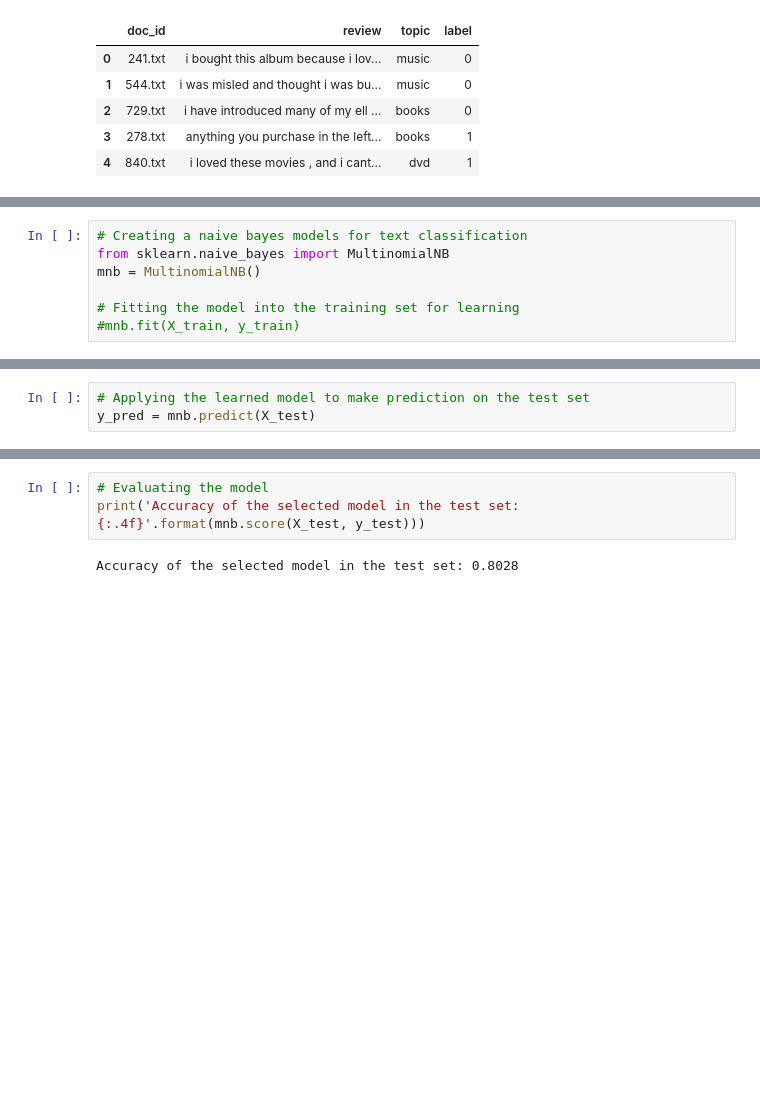
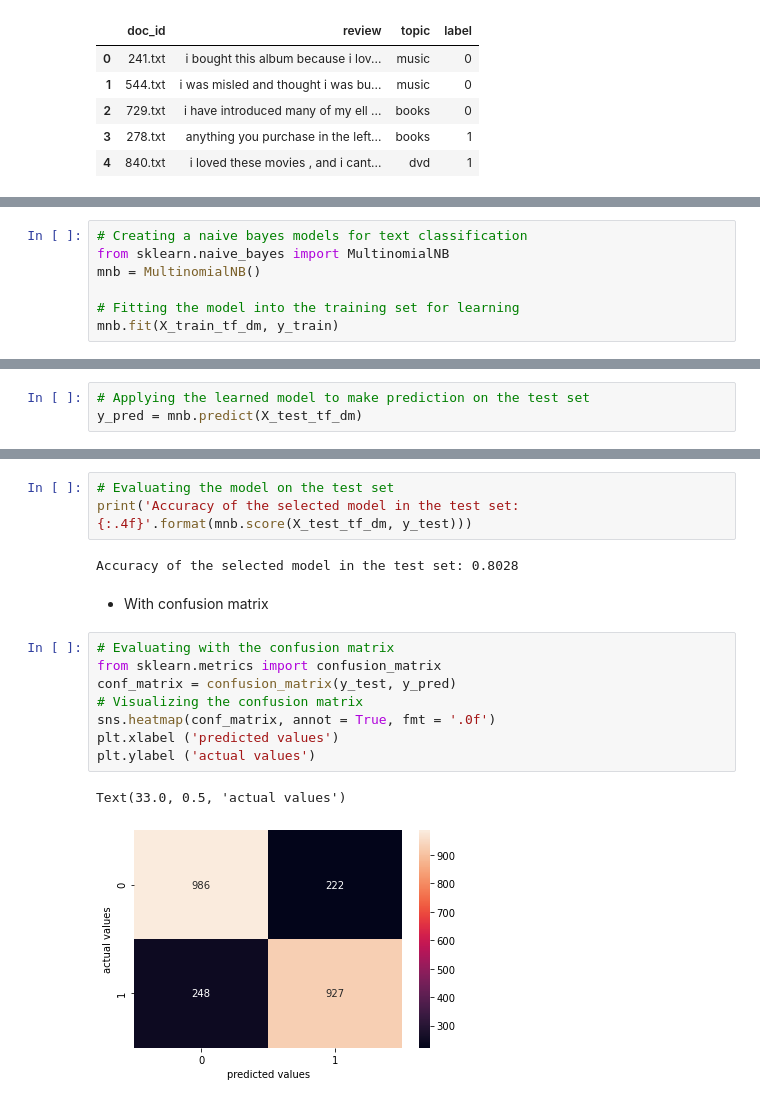
Before and after one commit to HuyenNguyenHelen/INFO-5505---Machine-learning, a Jupyter notebook: HuyenNguyen_Assignment_5.ipynb, the cells around one changed output, grey strips where cells are left out. Cells and saved outputs as stored; diff of their text form; blank space fills up the shorter version.

```diff
--- a/HuyenNguyen_Assignment_5.ipynb
+++ b/HuyenNguyen_Assignment_5.ipynb
@@ -154,4 +215,4 @@ from sklearn.naive_bayes import MultinomialNB
 mnb = MultinomialNB()
 
 # Fitting the model into the training set for learning
-#mnb.fit(X_train, y_train)
+mnb.fit(X_train_tf_dm, y_train)
@@ -164,3 +236,3 @@ print("cross validation accuracy mean score: \n", cv['test_score'].mean())
 # %%
 # Applying the learned model to make prediction on the test set
-y_pred = mnb.predict(X_test)
+y_pred = mnb.predict(X_test_tf_dm)
@@ -167,5 +257,18 @@ y_pred = mnb.predict(X_test)
 # %%
-# Evaluating the model
-print('Accuracy of the selected model in the test set: {:.4f}'.format(mnb.score(X_test, y_test)))
+# Evaluating the model on the test set
+print('Accuracy of the selected model in the test set: {:.4f}'.format(mnb.score(X_test_tf_dm, y_test)))
 # %% [output]
 Accuracy of the selected model in the test set: 0.8028
+# %% [markdown]
+* With confusion matrix
+# %%
+# Evaluating with the confusion matrix
+from sklearn.metrics import confusion_matrix
+conf_matrix = confusion_matrix(y_test, y_pred)
+# Visualizing the confusion matrix
+sns.heatmap(conf_matrix, annot = True, fmt = '.0f')
+plt.xlabel ('predicted values')
+plt.ylabel ('actual values')
+# %% [output]
+Text(33.0, 0.5, 'actual values')
+[figure, added]
```
Also changed, not shown: parts of 42 cells of this notebook.
